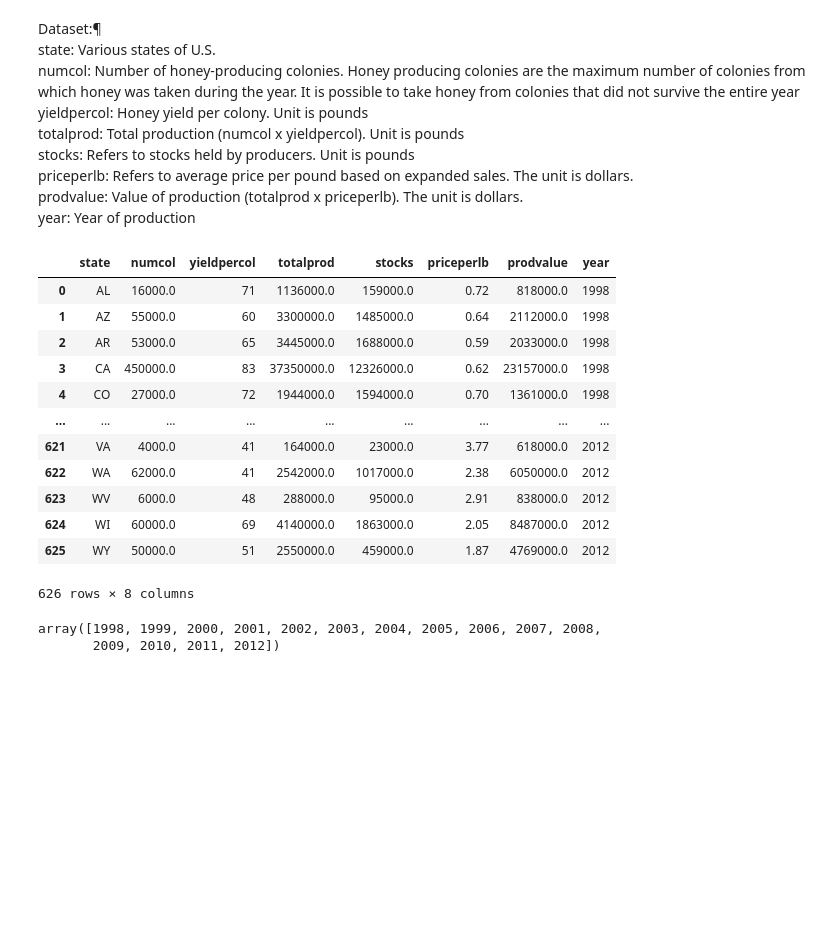
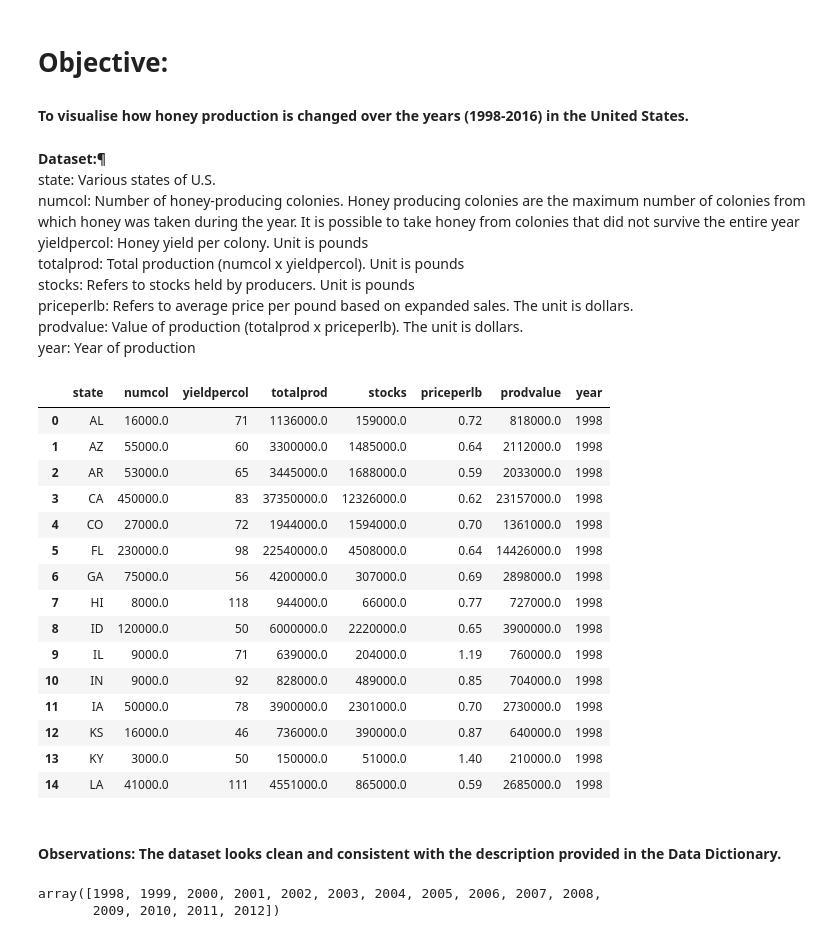
Before and after one commit to darsh996/Honey_Case_Study, a Jupyter notebook: Honey_Case_Study.ipynb, the cells around one changed output. Saved outputs shown, nothing was run; the diff lists cells and outputs as text; code cells hidden in the pictures; blank space fills up the shorter version.

```diff
--- a/Honey_Case_Study.ipynb
+++ b/Honey_Case_Study.ipynb
@@ -1,9 +1,12 @@
+# %% [markdown]
+# Objective:<br>
+#### To visualise how honey production is changed over the years (1998-2016) in the United States.
 # %%
 import pandas as pd
 import seaborn as sns
 import matplotlib.pyplot as plt
 # %% [markdown]
-Dataset:¶<br>
+**Dataset:¶<br>**
 state: Various states of U.S.<br>
 numcol: Number of honey-producing colonies. Honey producing colonies are the maximum number of colonies from which honey was taken during the year. It is possible to take honey from colonies that did not survive the entire year<br>
 yieldpercol: Honey yield per colony. Unit is pounds<br>
@@ -14,21 +17,26 @@ prodvalue: Value of production (totalprod x priceperlb). The unit is dollars.<br
 year: Year of production<br>
 # %%
 honi_data = pd.read_csv("honeyproduction.csv")
-honi_data
+honi_data.head(15)
 # %% [output]
 |  | state | numcol | yieldpercol | totalprod | stocks | priceperlb | prodvalue | year |
 | 0 | AL | 16000.0 | 71 | 1136000.0 | 159000.0 | 0.72 | 818000.0 | 1998 |
 | 1 | AZ | 55000.0 | 60 | 3300000.0 | 1485000.0 | 0.64 | 2112000.0 | 1998 |
 | 2 | AR | 53000.0 | 65 | 3445000.0 | 1688000.0 | 0.59 | 2033000.0 | 1998 |
 | 3 | CA | 450000.0 | 83 | 37350000.0 | 12326000.0 | 0.62 | 23157000.0 | 1998 |
 | 4 | CO | 27000.0 | 72 | 1944000.0 | 1594000.0 | 0.70 | 1361000.0 | 1998 |
-| ... | ... | ... | ... | ... | ... | ... | ... | ... |
-| 621 | VA | 4000.0 | 41 | 164000.0 | 23000.0 | 3.77 | 618000.0 | 2012 |
-| 622 | WA | 62000.0 | 41 | 2542000.0 | 1017000.0 | 2.38 | 6050000.0 | 2012 |
-| 623 | WV | 6000.0 | 48 | 288000.0 | 95000.0 | 2.91 | 838000.0 | 2012 |
-| 624 | WI | 60000.0 | 69 | 4140000.0 | 1863000.0 | 2.05 | 8487000.0 | 2012 |
-| 625 | WY | 50000.0 | 51 | 2550000.0 | 459000.0 | 1.87 | 4769000.0 | 2012 |
+| 5 | FL | 230000.0 | 98 | 22540000.0 | 4508000.0 | 0.64 | 14426000.0 | 1998 |
+| 6 | GA | 75000.0 | 56 | 4200000.0 | 307000.0 | 0.69 | 2898000.0 | 1998 |
+| 7 | HI | 8000.0 | 118 | 944000.0 | 66000.0 | 0.77 | 727000.0 | 1998 |
+| 8 | ID | 120000.0 | 50 | 6000000.0 | 2220000.0 | 0.65 | 3900000.0 | 1998 |
+| 9 | IL | 9000.0 | 71 | 639000.0 | 204000.0 | 1.19 | 760000.0 | 1998 |
+| 10 | IN | 9000.0 | 92 | 828000.0 | 489000.0 | 0.85 | 704000.0 | 1998 |
+| 11 | IA | 50000.0 | 78 | 3900000.0 | 2301000.0 | 0.70 | 2730000.0 | 1998 |
+| 12 | KS | 16000.0 | 46 | 736000.0 | 390000.0 | 0.87 | 640000.0 | 1998 |
+| 13 | KY | 3000.0 | 50 | 150000.0 | 51000.0 | 1.40 | 210000.0 | 1998 |
+| 14 | LA | 41000.0 | 111 | 4551000.0 | 865000.0 | 0.59 | 2685000.0 | 1998 |
-626 rows × 8 columns
+# %% [markdown]
+#### Observations: The dataset looks clean and consistent with the description provided in the Data Dictionary.
 # %%
 honi_data['year'].unique()
 # %% [output]
```
Also changed, not shown: parts of 15 cells of this notebook.
